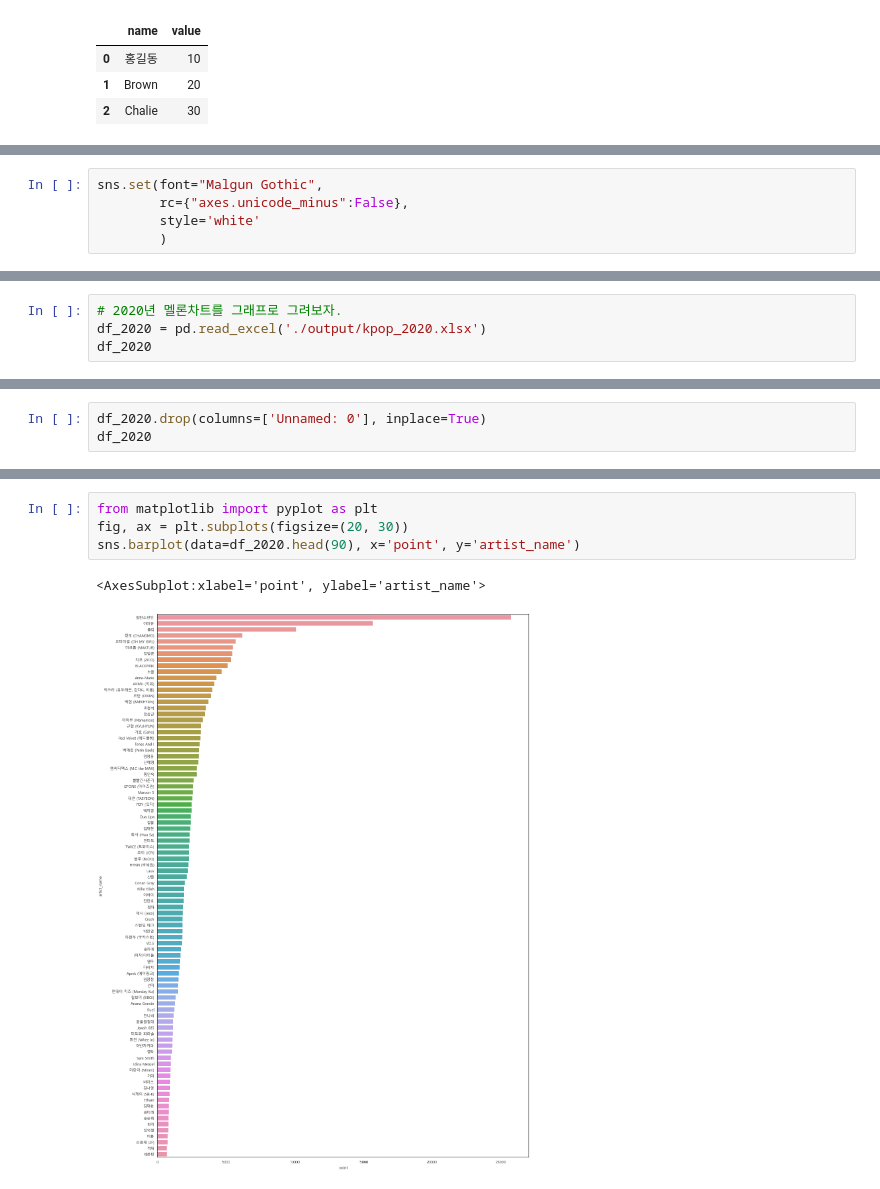
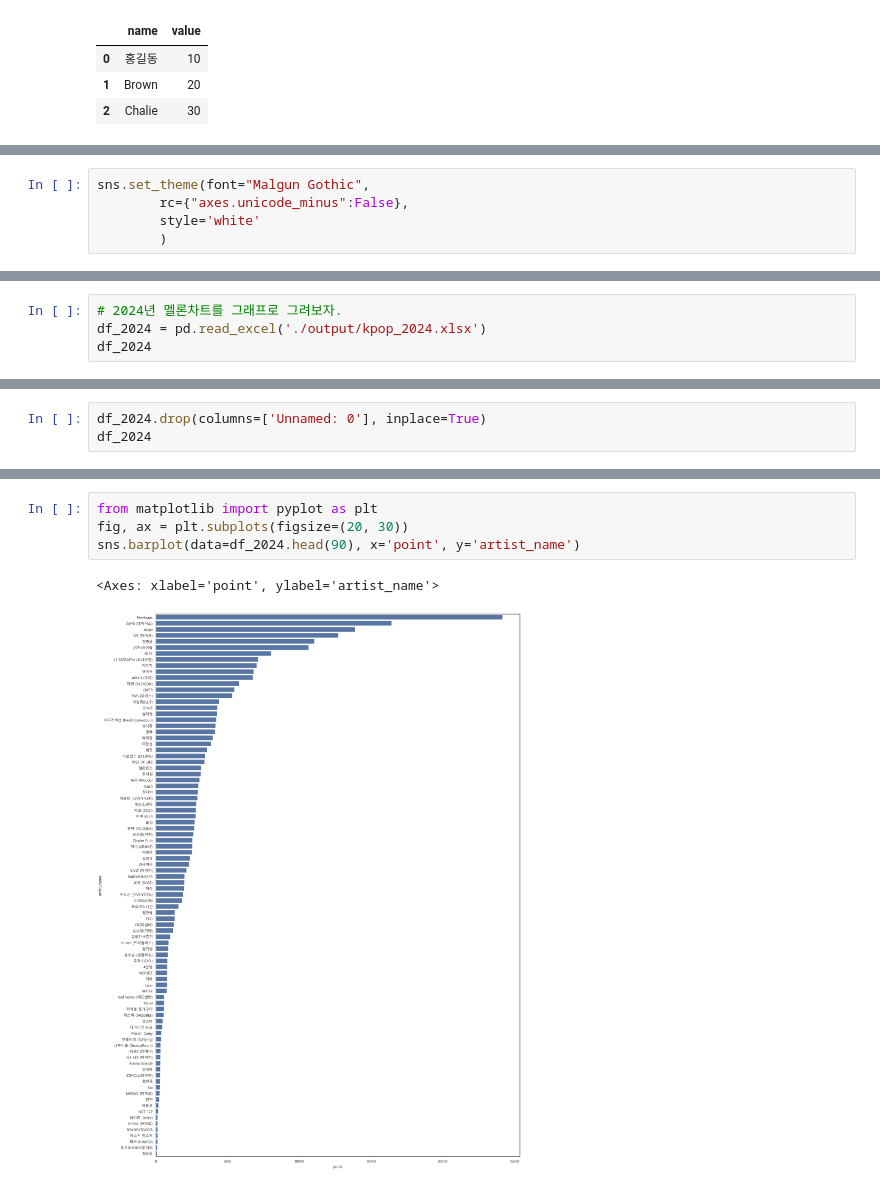
Before and after one commit to saintdragon2/melon_crawler, a Jupyter notebook: 001_pandas_basic/003_show_graph.ipynb, the cells around one changed output, grey strips where cells are left out. Drawn from its saved outputs; the diff is of its cells as text.

```diff
--- a/001_pandas_basic/003_show_graph.ipynb
+++ b/001_pandas_basic/003_show_graph.ipynb
@@ -33,5 +33,5 @@ sns.barplot(data=df, x='name', y='value')
 # %%
-sns.set(font="Malgun Gothic",
+sns.set_theme(font="Malgun Gothic",
         rc={"axes.unicode_minus":False},
         style='white'
         )
@@ -43,5 +43,5 @@ sns.barplot(data=df, x='name', y='value')
 # %%
-# 2020년 멜론차트를 그래프로 그려보자.
-df_2020 = pd.read_excel('./output/kpop_2020.xlsx')
-df_2020
+# 2024년 멜론차트를 그래프로 그려보자.
+df_2024 = pd.read_excel('./output/kpop_2024.xlsx')
+df_2024
 # %% [output]
@@ -61,4 +61,4 @@ df_2020
 # %%
-df_2020.drop(columns=['Unnamed: 0'], inplace=True)
-df_2020
+df_2024.drop(columns=['Unnamed: 0'], inplace=True)
+df_2024
 # %% [output]
@@ -78,7 +78,7 @@ df_2020
 # %%
 from matplotlib import pyplot as plt
 fig, ax = plt.subplots(figsize=(20, 30))
-sns.barplot(data=df_2020.head(90), x='point', y='artist_name')
+sns.barplot(data=df_2024.head(90), x='point', y='artist_name')
 # %% [output]
-<AxesSubplot:xlabel='point', ylabel='artist_name'>
+<Axes: xlabel='point', ylabel='artist_name'>
-[figure, old version]
+[figure, new version]
```
Also changed, not shown: parts of 5 cells of this notebook, 7 other files.
